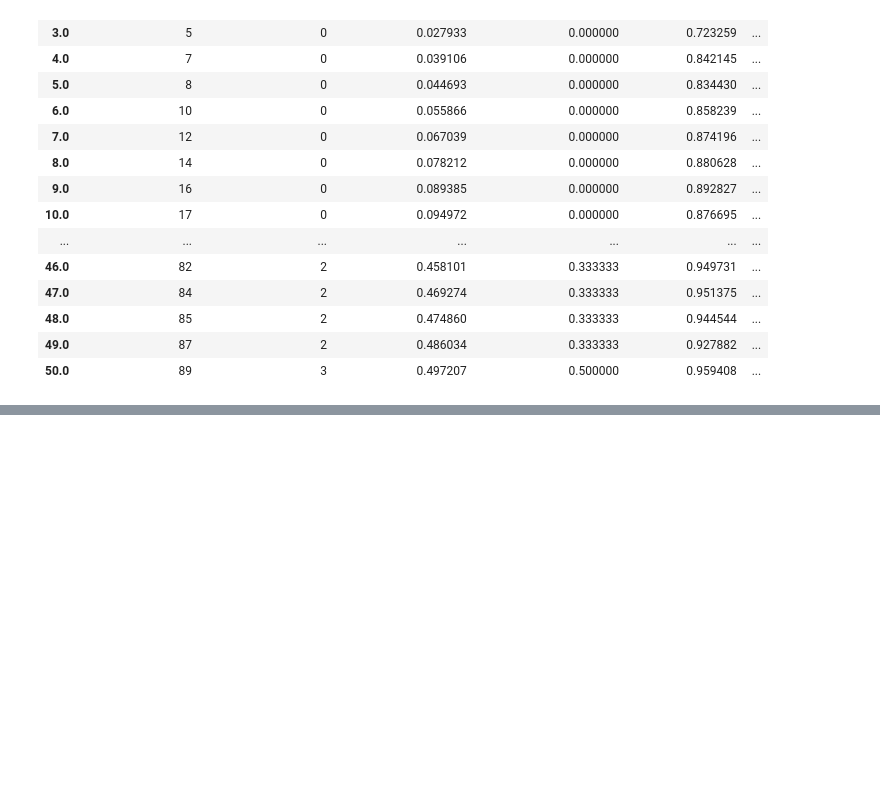
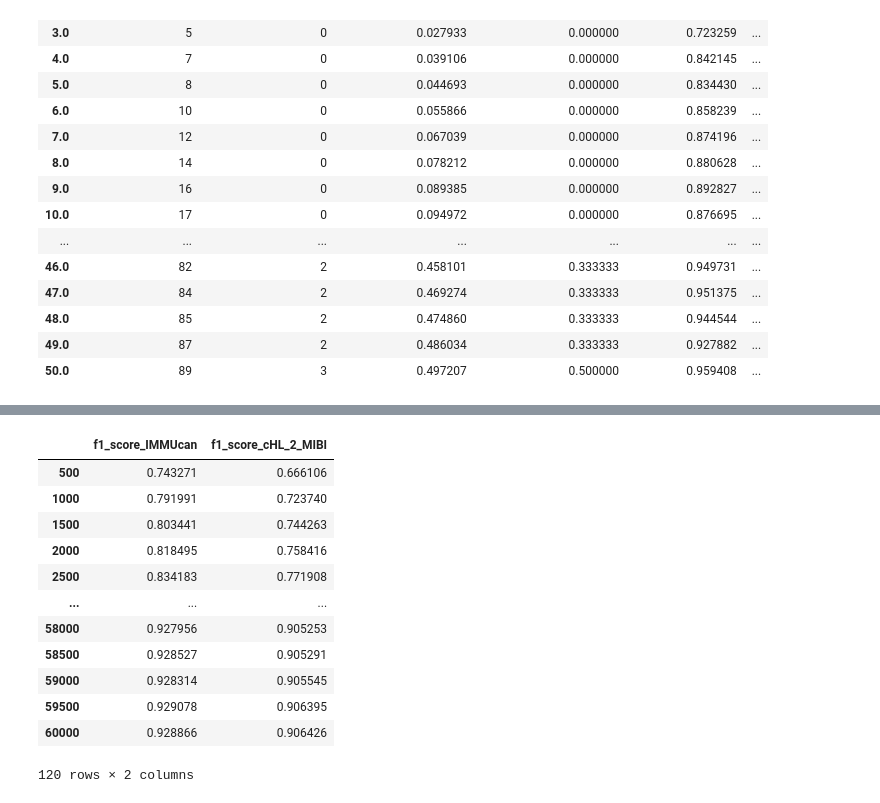
Before and after one commit to SchapiroLabor/spCellEval, a Jupyter notebook: src/training_amount/xgb_amount.ipynb, the cells around one changed output, grey strips where cells are left out. Saved outputs shown, nothing was run; the diff lists cells and outputs as text; code cells hidden in the pictures; blank space fills up the shorter version.

```diff
--- a/src/training_amount/xgb_amount.ipynb
+++ b/src/training_amount/xgb_amount.ipynb
@@ -39,6 +41,28 @@ def get_scores(df: pd.DataFrame, step: float, end: float, start: float, drop_col
         scores[perc] = [score, sample_size]
     del df_train, X_train, y_train, df_predict, pred, true, xgb
     return scores
+
+def get_cell_scores(df: pd.DataFrame, step: int, end: int, start: int, drop_cols: list, n_jobs: int, random_state: int = 42) -> list:
+    scores = []
+    for perc in np.arange(start, end, step):
+        df_train = df.sample(n=perc, random_state=random_state).drop(columns=drop_cols)
+
+        X_train = df_train.drop(columns=['cell_type'])
+        y_train = df_train['cell_type']
+        label_encoder = LabelEncoder()
+        y_train = label_encoder.fit_transform(y_train)
+
+        xgb = XGBClassifier(objective='multi:softmax', n_jobs=n_jobs)
+        xgb.fit(X_train, y_train)
+
+        true = df['cell_type']
+        df_predict = df.drop(columns=drop_cols + ['cell_type'])
+        pred = xgb.predict(df_predict)
+        pred = label_encoder.inverse_transform(pred)
+        score = f1_score(pred, true, average='macro')
+        scores.append(score)
+    del df_train, X_train, y_train, df_predict, pred, true, xgb
+    return scores
 # %%
 df_score = pd.DataFrame(index=np.arange(0.01, 0.51, 0.01) * 100, columns=['n_images_IMMUcan','n_images_cHL_2_MIBI', 'perc_images_IMMUcan', 'perc_images_cHL_2_MIBI', 'f1_score_IMMUcan', 'f1_score_cHL_2_MIBI'])
 # %%
@@ -159,0 +208,18 @@ plt.savefig('/Users/lukashat/Documents/PhD_Schapiro/Projects/phenotype_benchmark
+# %%
+df_score['f1_score_IMMUcan'] = cells_immu
+df_score['f1_score_cHL_2_MIBI'] = cells_cHL2
+df_score
+# %% [output]
+|  | f1_score_IMMUcan | f1_score_cHL_2_MIBI |
+| 500 | 0.743271 | 0.666106 |
+| 1000 | 0.791991 | 0.723740 |
+| 1500 | 0.803441 | 0.744263 |
+| 2000 | 0.818495 | 0.758416 |
+| 2500 | 0.834183 | 0.771908 |
+| ... | ... | ... |
+| 58000 | 0.927956 | 0.905253 |
+| 58500 | 0.928527 | 0.905291 |
+| 59000 | 0.928314 | 0.905545 |
+| 59500 | 0.929078 | 0.906395 |
+| 60000 | 0.928866 | 0.906426 |
+120 rows × 2 columns
```
Also changed, not shown: parts of 10 cells of this notebook, 1 other file.
